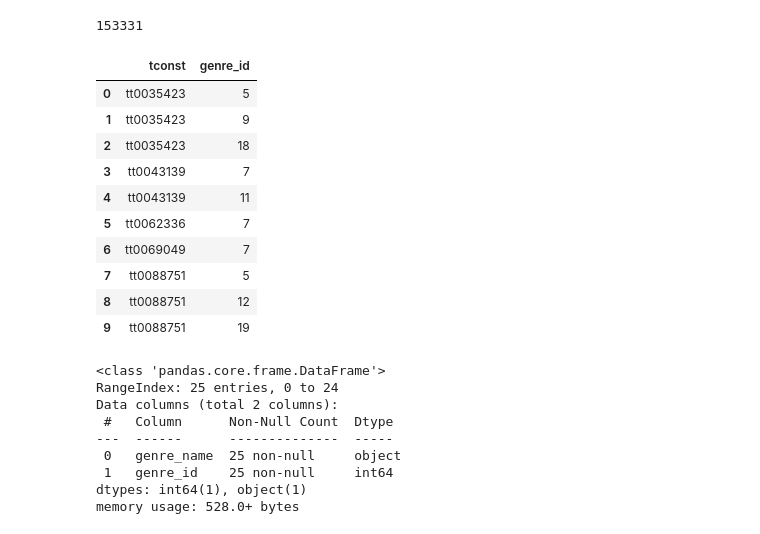
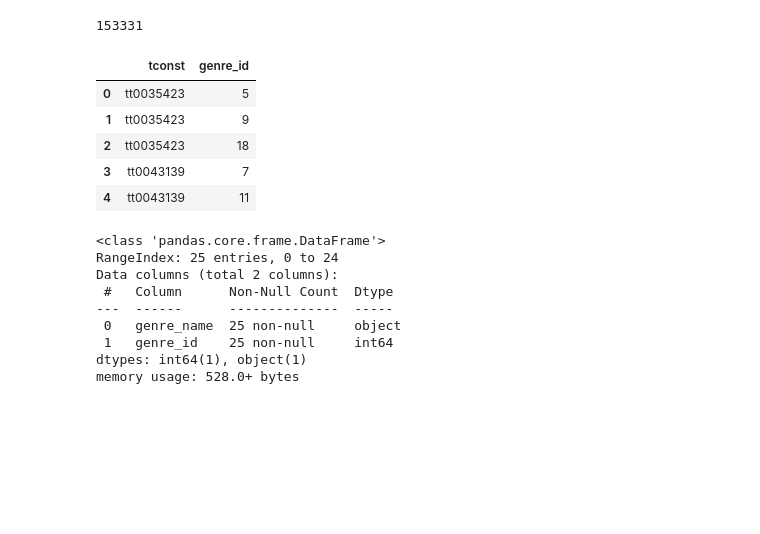
Before and after one commit to evany24/IMDB, a Jupyter notebook: Part 3.ipynb, the cells around one changed output. Drawn from its saved outputs; the diff is of its cells as text; code cells hidden in the pictures; blank space fills up the shorter version.

```diff
--- a/Part 3 Database.ipynb
+++ b/Part 3.ipynb
@@ -459,25 +454,20 @@ title_genres_df.to_sql('title_genres',
 # %%
 q_title_genres = """
 
 SELECT *
 FROM title_genres
-LIMIT 10;
+LIMIT 5;
 
 """
 
 pd.read_sql(q_title_genres, engine)
 # %% [output]
 |  | tconst | genre_id |
 | 0 | tt0035423 | 5 |
 | 1 | tt0035423 | 9 |
 | 2 | tt0035423 | 18 |
 | 3 | tt0043139 | 7 |
 | 4 | tt0043139 | 11 |
-| 5 | tt0062336 | 7 |
-| 6 | tt0069049 | 7 |
-| 7 | tt0088751 | 5 |
-| 8 | tt0088751 | 12 |
-| 9 | tt0088751 | 19 |
 # %%
 # Save to sql with dtype and index=False
 genre_lookup.info()
```
Also changed, not shown: parts of 3 cells of this notebook.
